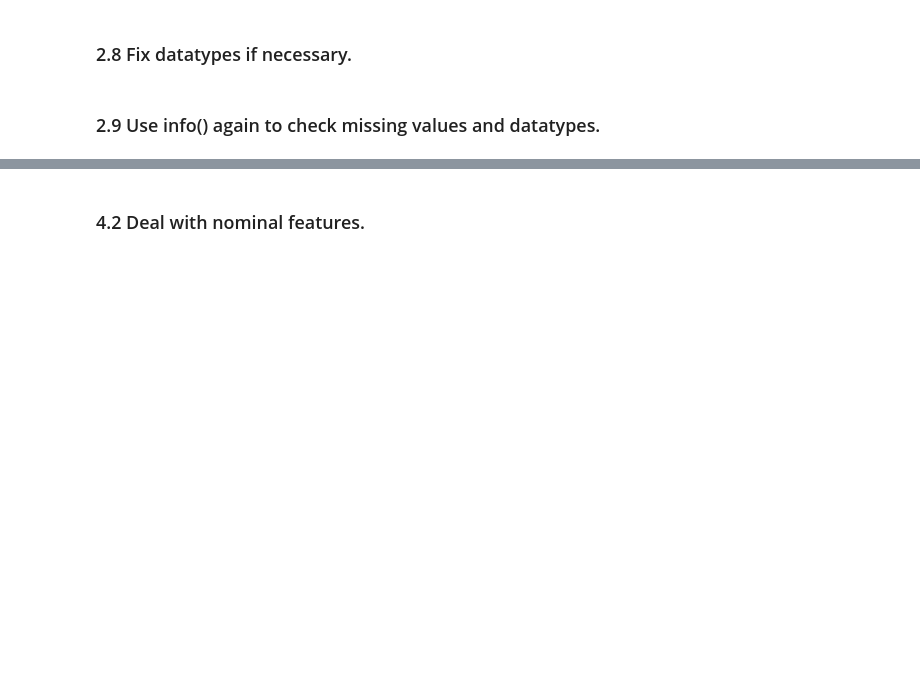
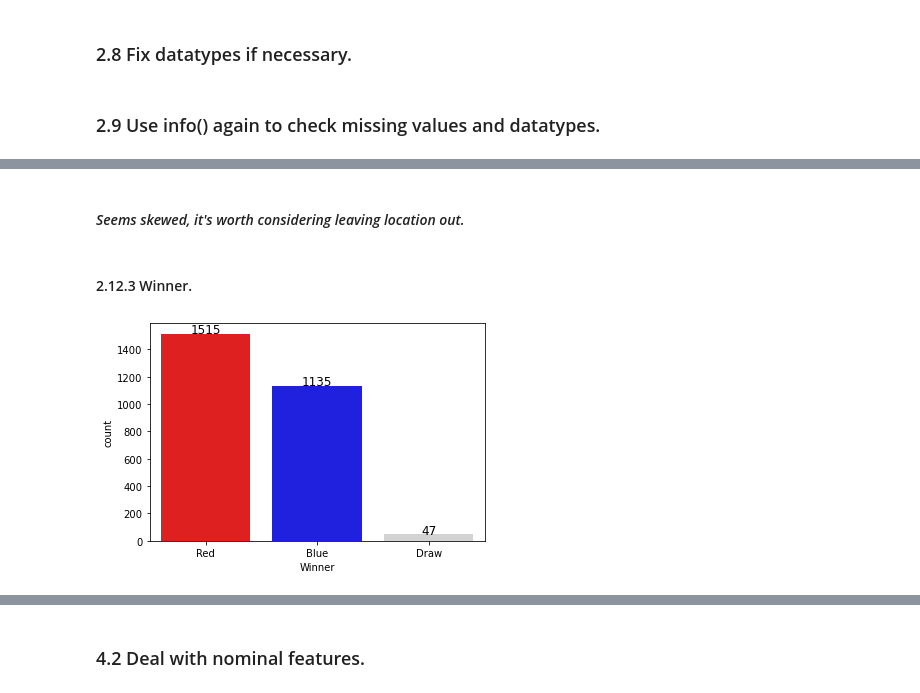
Before and after one commit to Gustavclausen1804/UFC-dataset, a Jupyter notebook: BDA_project.ipynb, the cells around one changed output, grey strips where cells are left out. Saved outputs shown, nothing was run; the diff lists cells and outputs as text; code cells hidden in the pictures; blank space fills up the shorter version.

```diff
--- a/BDA_project.ipynb
+++ b/BDA_project.ipynb
@@ -119,0 +226,12 @@ datatypes
+# %% [markdown]
+#### *Seems skewed, it's worth considering leaving location out.*
+# %% [markdown]
+#### 2.12.3 Winner.
+# %%
+ax = sns.countplot(ufc_gen['Winner'], palette = ['Red', 'Blue', 'Lightgrey'])
+
+for rect in ax.patches:
+    ax.text (rect.get_x() + rect.get_width()  / 2,rect.get_height()+ 0.75,rect.get_height(), ha = 'center', va = 'baseline', color = 'black', size = 12
+            )
+# %% [output]
+[figure, added]
```
Also changed, not shown: parts of 41 cells of this notebook.
